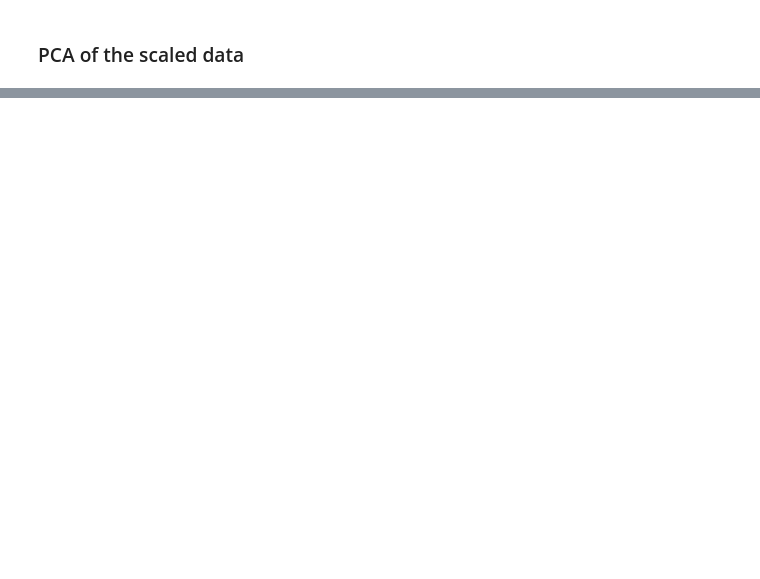
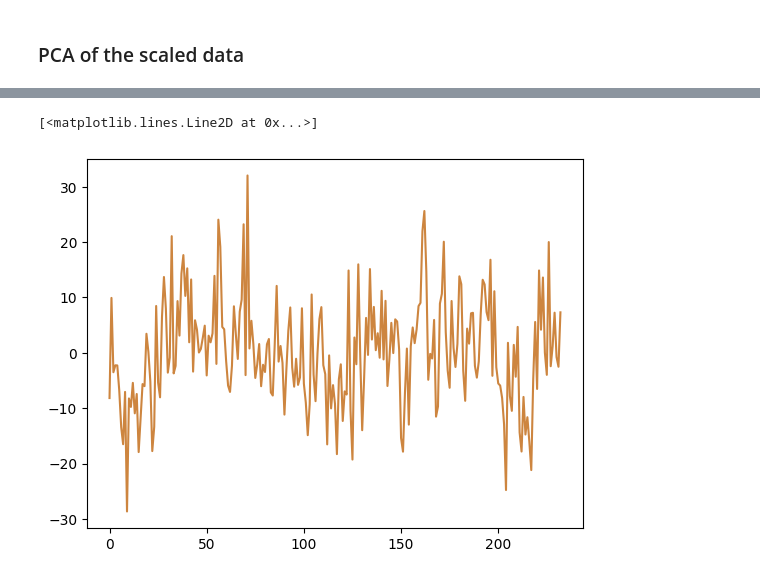
Before and after one commit to jasminkarki/wifi-sensing-har, a Jupyter notebook: load_fft_pca.ipynb, the cells around one changed output, grey strips where cells are left out. Drawn from its saved outputs; the diff is of its cells as text; code cells hidden in the pictures; blank space fills up the shorter version.

```diff
--- a/load_fft_pca.ipynb
+++ b/load_fft_pca.ipynb
@@ -47,6 +129,14 @@ def perform_scaling(df):
     scaled_data = scaler.transform(df)
     return scaled_data
 
-scaled_df = perform_scaling(csi_df.iloc[:,4:60])
-walk_scaled_df = pd.DataFrame(scaled_df)
-walk_scaled_df["batch"] = walk_fft["batch"]
+scaled_walk_df = perform_scaling(final_walk_df.iloc[:,4:60])
+walk_scaled_df = pd.DataFrame(scaled_walk_df)
+walk_scaled_df["batch"] = final_walk_df["batch"]
+
+scaled_up_df = perform_scaling(final_up_df.iloc[:,4:60])
+up_scaled_df = pd.DataFrame(scaled_up_df)
+up_scaled_df["batch"] = final_up_df["batch"]
+
+scaled_jog_df = perform_scaling(final_jog_df.iloc[:,4:60])
+jog_scaled_df = pd.DataFrame(scaled_jog_df)
+jog_scaled_df["batch"] = final_jog_df["batch"]
@@ -76,4 +190,7 @@ def perform_pca(X, n_components):
     new_sample = pca.transform(X)
     return pca, new_sample
 
-pca_obj, pca_data = perform_pca(walk_flat_data, 5)
+N_COMPONENTS = 5
+pca_obj_walk, pca_walk_data = perform_pca(walk_flat_data, N_COMPONENTS)
+pca_obj_jog, pca_jog_data = perform_pca(jog_flat_data, N_COMPONENTS)
+pca_obj_up, pca_up_data = perform_pca(up_flat_data, N_COMPONENTS)
@@ -173,0 +281,11 @@ def raw_sample_plot(raw_sample, activity):
+# %%
+
+pca_walk_df = pd.DataFrame(pca_walk_data)
+plt.plot(pca_walk_df.iloc[:,0],'peru')
+# plt.plot(pca_walk_df.iloc[:,1],'lime')
+# plt.plot(pca_walk_df.iloc[:,2],'orchid')
+# plt.plot(pca_walk_df.iloc[:,3],'navy')
+# plt.plot(pca_walk_df.iloc[:,4],'royalblue')
+# %% [output]
+[<matplotlib.lines.Line2D at 0x...>]
+[figure, added]
```
Also changed, not shown: parts of 25 cells of this notebook.
